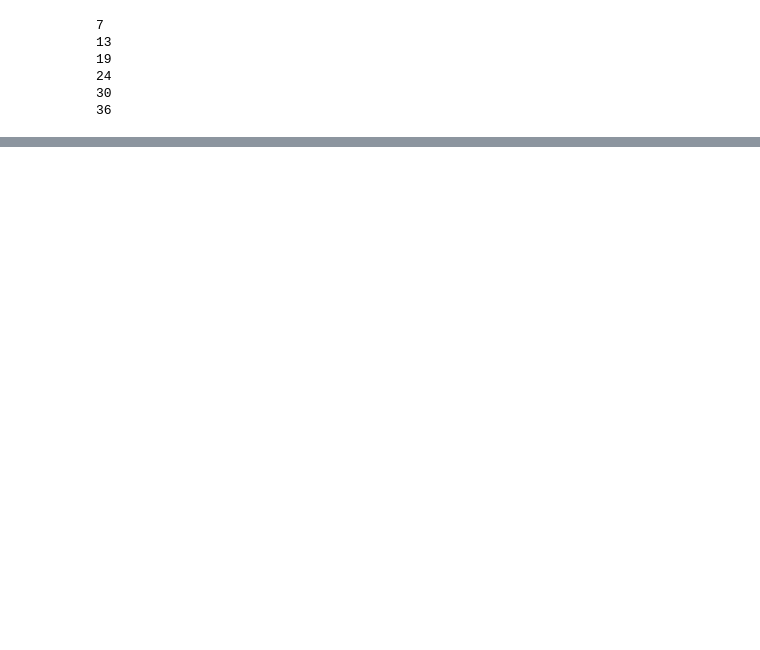
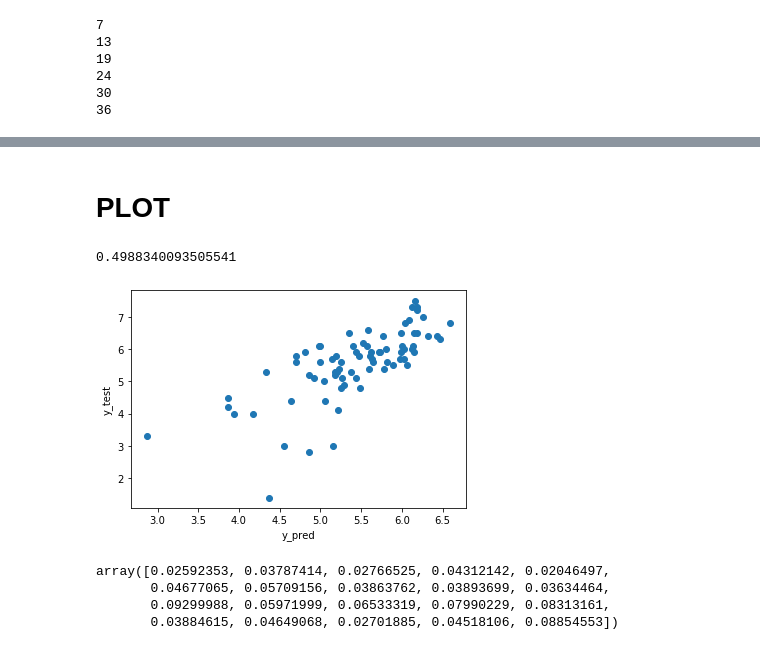
Before and after one commit to rilianx/Research, a Jupyter notebook: docs/Predicción actual/Datos de experimento/Por semestre/Experimento por semestre np.ipynb, the cells around one changed output, grey strips where cells are left out. Saved outputs shown, nothing was run; the diff lists cells and outputs as text; code cells hidden in the pictures; blank space fills up the shorter version.

```diff
--- a/docs/Predicción actual/Datos de experimento/Por semestre/Experimento por semestre np.ipynb
+++ b/docs/Predicción actual/Datos de experimento/Por semestre/Experimento por semestre np.ipynb
@@ -1038,6 +1080,7 @@ grid_rfr = GridSearchCV(estimator=estimator,
 #Combinación de laboratorios
 dataset = datalab1_norm[[TARGET] + selected_features_rfr_1].join(datalab2_norm[selected_features_rfr_2])
 dataset_shuffle = dataset.sample(frac=1,random_state=1).reset_index(drop=True)
+dataset_shuffle=dataset_shuffle[dataset_shuffle.np>1]
 run_process(dataset_shuffle,grid_rfr)
 # %% [output]
 Fitting 10 folds for each of 24 candidates, totalling 240 fits
@@ -1059,5 +1102,6 @@ R2: 0.2572848968531462
 # %%
 dataset = datalab1_norm[[TARGET] + selected_features_rfr_1].join(datalab2_norm[selected_features_rfr_2]).join(datalab3_norm[selected_features_rfr_3])
 dataset_shuffle = dataset.sample(frac=1,random_state=1).reset_index(drop=True)
+dataset_shuffle=dataset_shuffle[dataset_shuffle.np>1]
 run_process(dataset_shuffle,grid_rfr)
 # %% [output]
@@ -1085,6 +1129,7 @@ R2: 0.3810728742850495
 # %%
 dataset = datalab1_norm[[TARGET] + selected_features_rfr_1].join(datalab2_norm[selected_features_rfr_2]).join(datalab3_norm[selected_features_rfr_3]).join(datalab4_norm[selected_features_rfr_4])
 dataset_shuffle = dataset.sample(frac=1,random_state=1).reset_index(drop=True)
+dataset_shuffle=dataset_shuffle[dataset_shuffle.np>1]
 run_process(dataset_shuffle,grid_rfr)
 # %% [output]
 Fitting 10 folds for each of 24 candidates, totalling 240 fits
@@ -1116,3 +1161,29 @@ R2: 0.5357633032328535
+# %% [markdown]
+# PLOT
+# %%
+X, y = dataset_shuffle.drop(TARGET, axis=1), np.array(dataset_shuffle[TARGET])
+X_train, X_test, y_train, y_test = train_test_split(X, y, test_size=0.33, random_state=42)
+grid_rfr.best_estimator_.fit(X_train,y_train)
+ypred = grid_rfr.best_estimator_.predict(X_test)
+grid_rfr.best_estimator_.score(X_test,y_test)
+# %% [output]
+0.4988340093505541
+# %%
+import matplotlib.pyplot as plt
+plt.scatter(ypred,y_test)
+plt.xlabel('y_pred')
+plt.ylabel('y_test')
+#plt.savefig('pruebas_rf_1234_0.3.png')
+plt.show()
+# %% [output]
+[figure, added]
+# %%
+grid_rfr.best_estimator_.feature_importances_
+# %% [output]
+array([0.02592353, 0.03787414, 0.02766525, 0.04312142, 0.02046497,
+       0.04677065, 0.05709156, 0.03863762, 0.03893699, 0.03634464,
+       0.09299988, 0.05971999, 0.06533319, 0.07990229, 0.08313161,
+       0.03884615, 0.04649068, 0.02701885, 0.04518106, 0.08854553])
 # %%
 #@title **Linear Regression**
 
```
Also changed, not shown: parts of 50 cells of this notebook, 48 other files.
